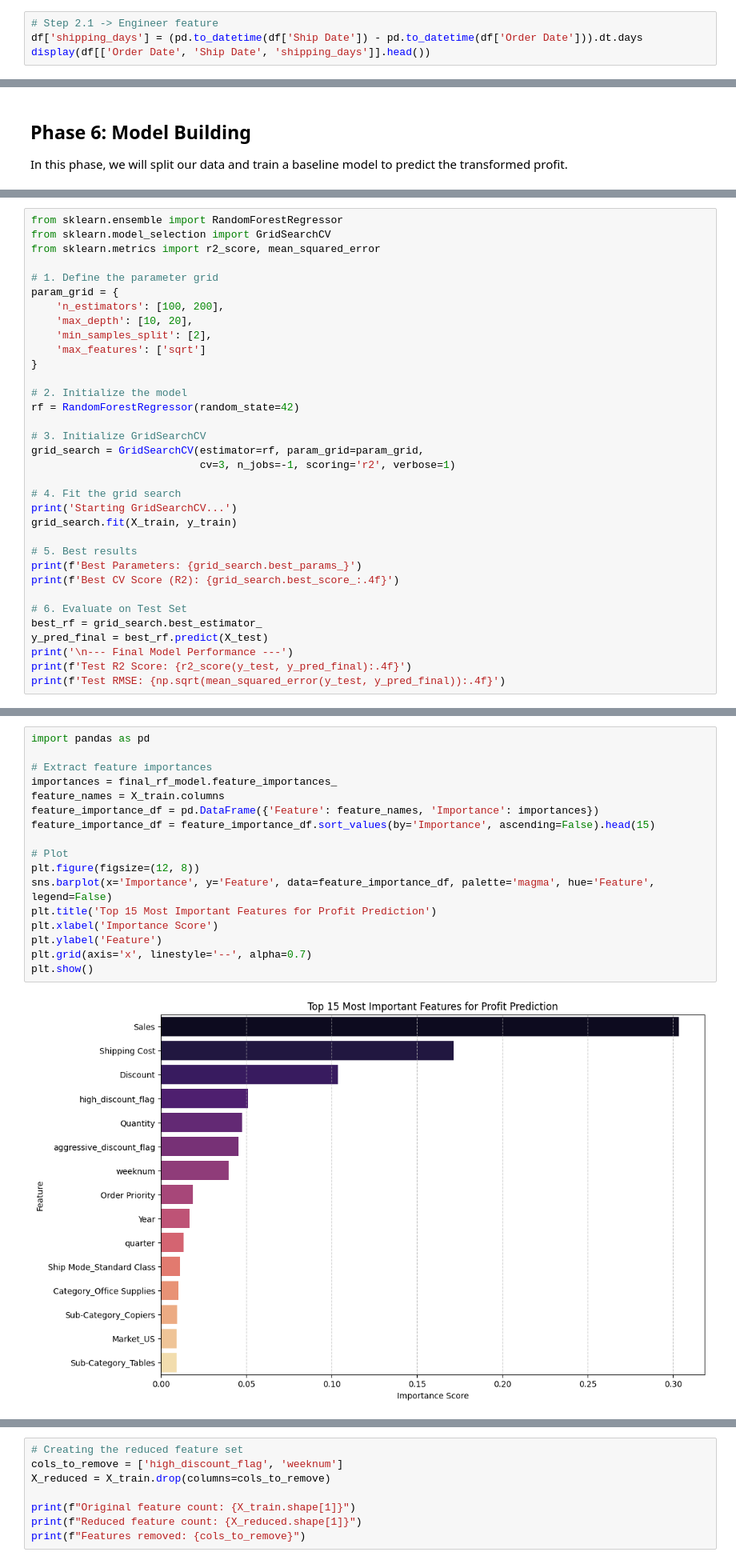
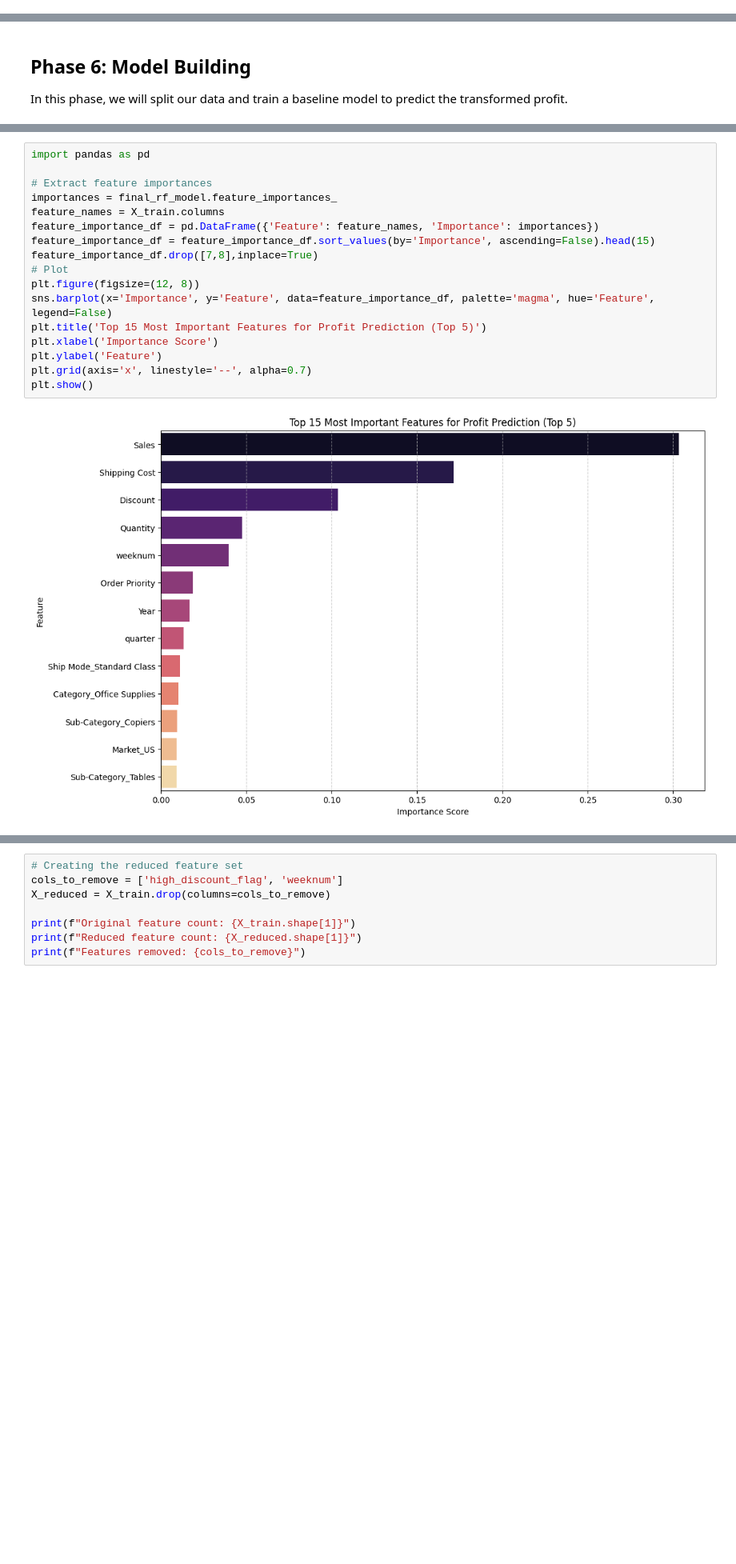
Before and after one commit to ShlokBagwe/Global-Super-Store, a Jupyter notebook: GLobal_SuperStore_Sales_vfinal.ipynb, the cells around one changed output, grey strips where cells are left out. Shown at 80% size. Drawn from its saved outputs; the diff is of its cells as text; blank space fills up the shorter version.

```diff
--- a/GLobal_SuperStore_Sales_vfinal.ipynb
+++ b/GLobal_SuperStore_Sales_vfinal.ipynb
@@ -35,9 +45,5 @@ display(df.head())
 # %%
 pd.set_option('display.max_rows', None)
-# %%
-# Step 2.1 -> Engineer feature
-df['shipping_days'] = (pd.to_datetime(df['Ship Date']) - pd.to_datetime(df['Order Date'])).dt.days
-display(df[['Order Date', 'Ship Date', 'shipping_days']].head())
 # %%
 # Step 2.2 -> Drop columns
 drop_cols = ['Row ID', 'Order ID', 'Customer ID', 'Customer Name', 'Product ID', 'Product Name', 'ji_lu-shu', 'Market2', 'City', 'State', 'Order Date', 'Ship Date']
@@ -956,34 +1007,0 @@ Testing set shape: (10258, 52)
-# %%
-from sklearn.ensemble import RandomForestRegressor
-from sklearn.model_selection import GridSearchCV
-from sklearn.metrics import r2_score, mean_squared_error
-
-# 1. Define the parameter grid
-param_grid = {
-    'n_estimators': [100, 200],
-    'max_depth': [10, 20],
-    'min_samples_split': [2],
-    'max_features': ['sqrt']
-}
-
-# 2. Initialize the model
-rf = RandomForestRegressor(random_state=42)
-
-# 3. Initialize GridSearchCV
-grid_search = GridSearchCV(estimator=rf, param_grid=param_grid,
-                           cv=3, n_jobs=-1, scoring='r2', verbose=1)
-
-# 4. Fit the grid search
-print('Starting GridSearchCV...')
-grid_search.fit(X_train, y_train)
-
-# 5. Best results
-print(f'Best Parameters: {grid_search.best_params_}')
-print(f'Best CV Score (R2): {grid_search.best_score_:.4f}')
-
-# 6. Evaluate on Test Set
-best_rf = grid_search.best_estimator_
-y_pred_final = best_rf.predict(X_test)
-print('\n--- Final Model Performance ---')
-print(f'Test R2 Score: {r2_score(y_test, y_pred_final):.4f}')
-print(f'Test RMSE: {np.sqrt(mean_squared_error(y_test, y_pred_final)):.4f}')
@@ -1094,19 +1027,19 @@ This graph shows which variables the Random Forest model relied on most to make
 # %%
 import pandas as pd
 
 # Extract feature importances
 importances = final_rf_model.feature_importances_
 feature_names = X_train.columns
 feature_importance_df = pd.DataFrame({'Feature': feature_names, 'Importance': importances})
 feature_importance_df = feature_importance_df.sort_values(by='Importance', ascending=False).head(15)
-
+feature_importance_df.drop([7,8],inplace=True)
 # Plot
 plt.figure(figsize=(12, 8))
 sns.barplot(x='Importance', y='Feature', data=feature_importance_df, palette='magma', hue='Feature', legend=False)
-plt.title('Top 15 Most Important Features for Profit Prediction')
+plt.title('Top 15 Most Important Features for Profit Prediction (Top 5)')
 plt.xlabel('Importance Score')
 plt.ylabel('Feature')
 plt.grid(axis='x', linestyle='--', alpha=0.7)
 plt.show()
 # %% [output]
-[figure, old version]
+[figure, new version]
```
Also changed, not shown: parts of 60 cells of this notebook.
